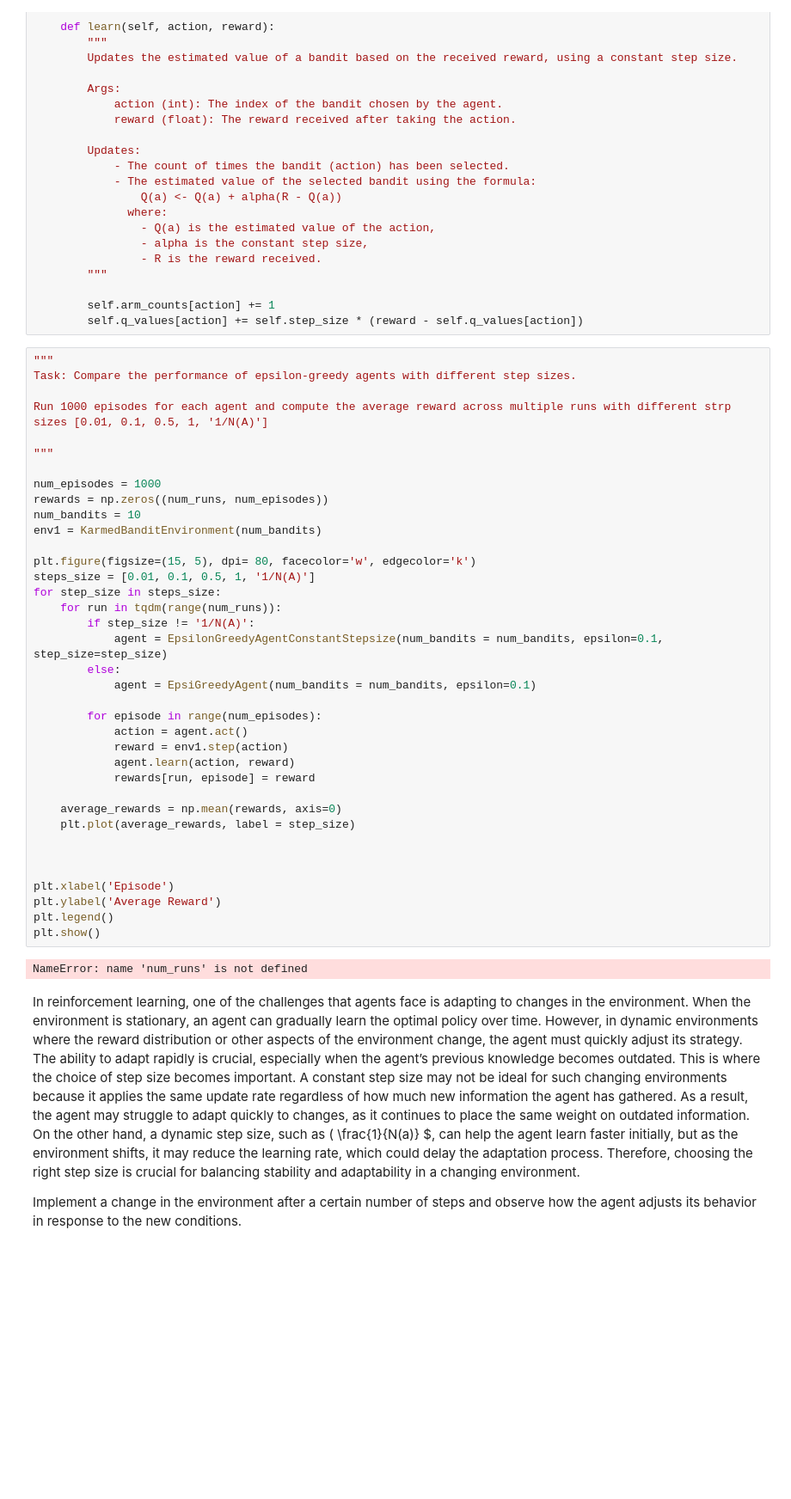
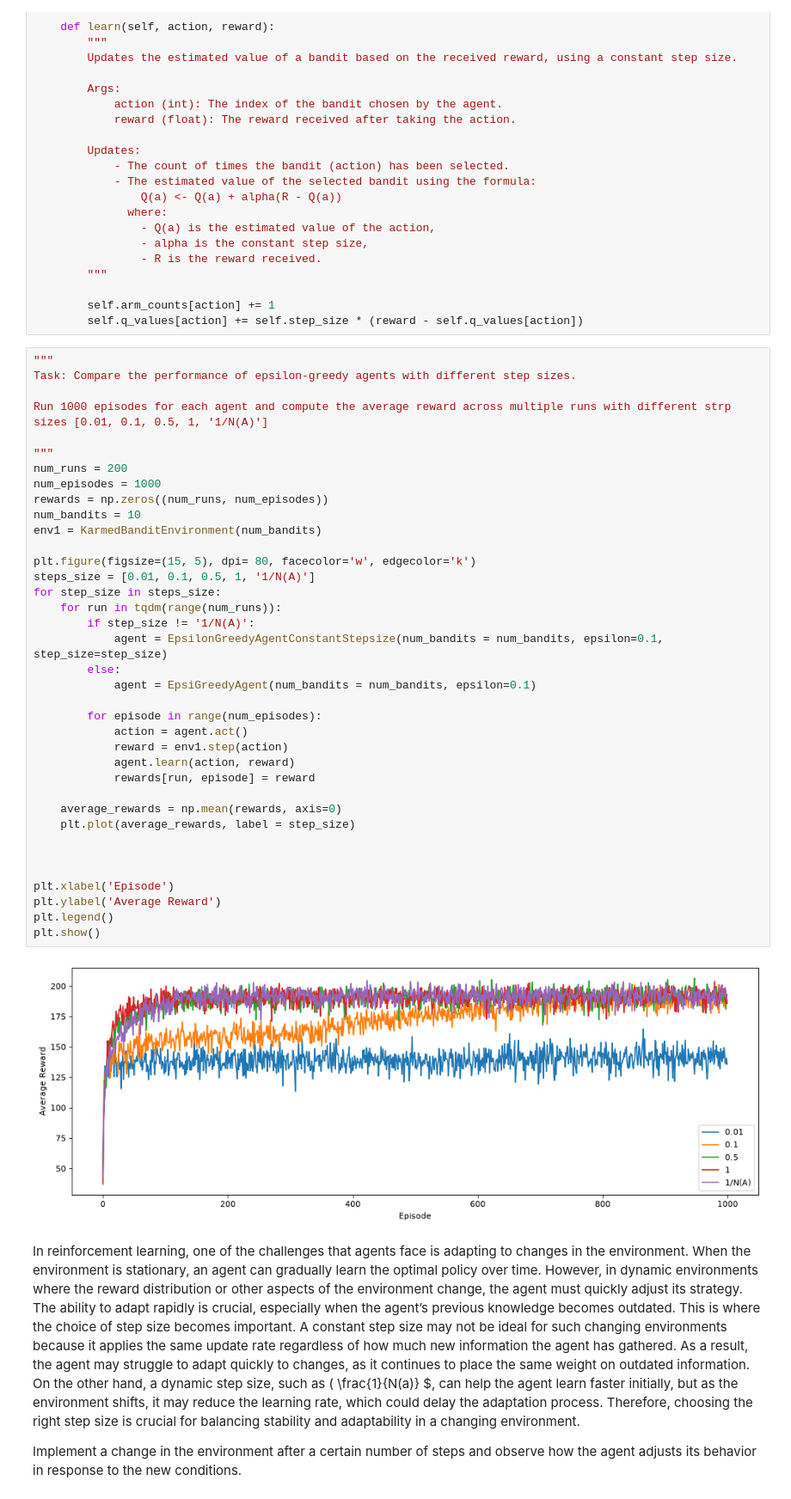
Before and after one commit to MehdiChouchane/32.RL, a Jupyter notebook: RL_Fundamental_concepts.ipynb, the cells around one changed output. Shown at 86% size. Cells and saved outputs as stored; diff of their text form; blank space fills up the shorter version.

```diff
--- a/RL_Fundamental_concepts.ipynb
+++ b/RL_Fundamental_concepts.ipynb
@@ -439,38 +426,38 @@ Task: Compare the performance of epsilon-greedy agents with different step sizes
 Run 1000 episodes for each agent and compute the average reward across multiple runs with different strp sizes [0.01, 0.1, 0.5, 1, '1/N(A)']
 
 """
-
+num_runs = 200
 num_episodes = 1000
 rewards = np.zeros((num_runs, num_episodes))
 num_bandits = 10
 env1 = KarmedBanditEnvironment(num_bandits)
 
 plt.figure(figsize=(15, 5), dpi= 80, facecolor='w', edgecolor='k')
 steps_size = [0.01, 0.1, 0.5, 1, '1/N(A)']
 for step_size in steps_size:
     for run in tqdm(range(num_runs)):
         if step_size != '1/N(A)':
             agent = EpsilonGreedyAgentConstantStepsize(num_bandits = num_bandits, epsilon=0.1, step_size=step_size)
         else:
             agent = EpsiGreedyAgent(num_bandits = num_bandits, epsilon=0.1)
 
         for episode in range(num_episodes):
             action = agent.act()
             reward = env1.step(action)
             agent.learn(action, reward)
             rewards[run, episode] = reward
 
     average_rewards = np.mean(rewards, axis=0)
     plt.plot(average_rewards, label = step_size)
 
 
 
 plt.xlabel('Episode')
 plt.ylabel('Average Reward')
 plt.legend()
 plt.show()
 # %% [output]
-NameError: name 'num_runs' is not defined
+[figure, added]
 # %% [markdown]
 In reinforcement learning, one of the challenges that agents face is adapting to changes in the environment. When the environment is stationary, an agent can gradually learn the optimal policy over time. However, in dynamic environments where the reward distribution or other aspects of the environment change, the agent must quickly adjust its strategy. The ability to adapt rapidly is crucial, especially when the agent’s previous knowledge becomes outdated. This is where the choice of step size becomes important. A constant step size may not be ideal for such changing environments because it applies the same update rate regardless of how much new information the agent has gathered. As a result, the agent may struggle to adapt quickly to changes, as it continues to place the same weight on outdated information. On the other hand, a dynamic step size, such as \( \frac{1}{N(a)} $, can help the agent learn faster initially, but as the environment shifts, it may reduce the learning rate, which could delay the adaptation process. Therefore, choosing the right step size is crucial for balancing stability and adaptability in a changing environment.
 
```
Also changed, not shown: parts of 10 cells of this notebook, 1 other file.
